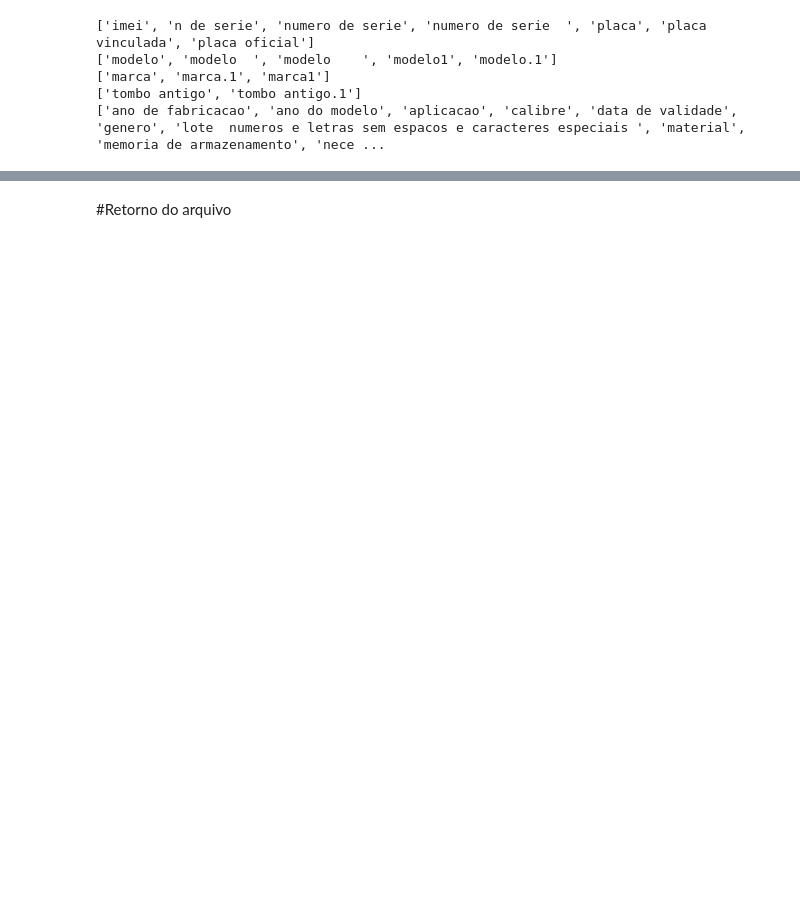
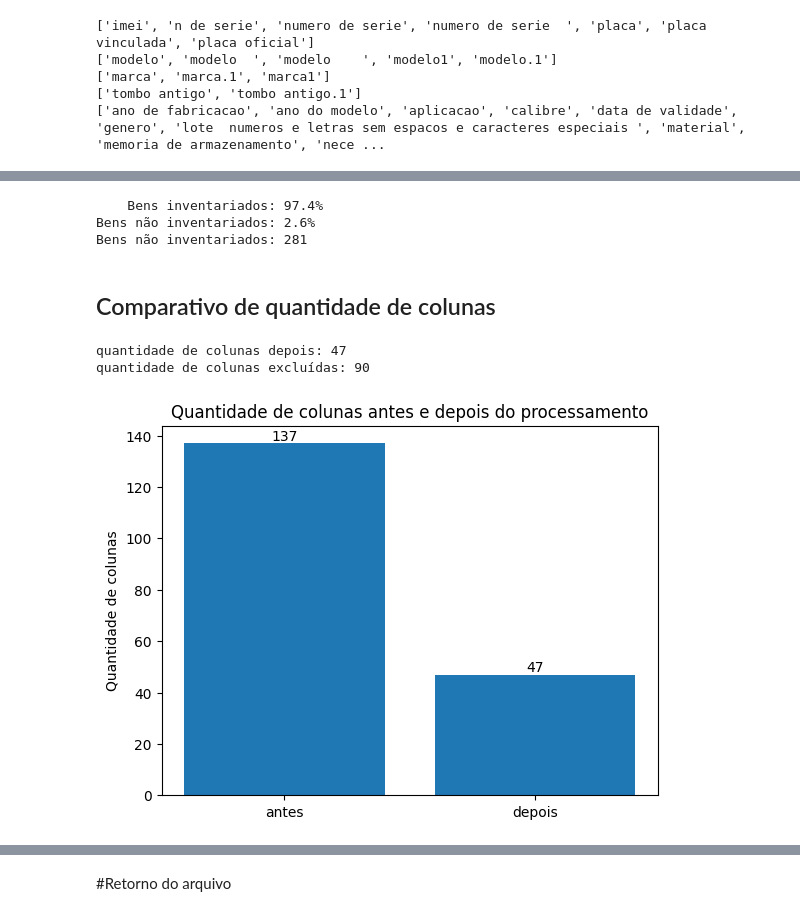
Before and after one commit to Mateus-cpa/tratamento_de_relatorio_elog_pf, a Jupyter notebook: Tratamento_de_relatório_geral_do_elog.ipynb, the cells around one changed output, grey strips where cells are left out. Saved outputs shown, nothing was run; the diff lists cells and outputs as text; code cells hidden in the pictures; blank space fills up the shorter version.

```diff
--- a/Tratamento_de_relatório_geral_do_elog.ipynb
+++ b/Tratamento_de_relatório_geral_do_elog.ipynb
@@ -55,5 +129,8 @@ zoom otico                                  99.994044
 dtype: float64
 # %%
 #colunas no arquivo original
+qtde_colunas_antes = len(base_elog.columns)
+print(f'quantidade de colunas antes: {qtde_colunas_antes}')
+
 base_elog.columns.values
 # %% [output]
@@ -267,0 +496,8 @@ Index(['unidade responsavel material', 'codigo', 'grupo de material',
+# %%
+print(f'    Bens inventariados: {round(len(bens_ativos[bens_ativos["ano do levantamento"] == 2024])/len(bens_ativos)*100,2)}%')
+print(f'Bens não inventariados: {round(100-len(bens_ativos[bens_ativos["ano do levantamento"] == 2024])/len(bens_ativos)*100,2)}%')
+print(f'Bens não inventariados: {len(bens_ativos[bens_ativos["ano do levantamento"] != 2024])}')
+# %% [output]
+    Bens inventariados: 97.4%
+Bens não inventariados: 2.6%
+Bens não inventariados: 281
@@ -267,0 +507,19 @@ Index(['unidade responsavel material', 'codigo', 'grupo de material',
+# %% [markdown]
+## Comparativo de quantidade de colunas
+# %%
+qtde_colunas_depois = len(base_elog.columns)
+print(f'quantidade de colunas depois: {qtde_colunas_depois}')
+print(f'quantidade de colunas excluídas: {qtde_colunas_antes - qtde_colunas_depois}')
+
+qtd_colunas = [qtde_colunas_antes, qtde_colunas_depois]
+
+plt.bar(['antes', 'depois'], qtd_colunas)
+plt.ylabel('Quantidade de colunas')
+plt.title('Quantidade de colunas antes e depois do processamento')
+plt.text(0, qtd_colunas[0], f'{qtd_colunas[0]}', ha='center', va='bottom')
+plt.text(1, qtd_colunas[1], f'{qtd_colunas[1]}', ha='center', va='bottom')
+plt.show()
+# %% [output]
+quantidade de colunas depois: 47
+quantidade de colunas excluídas: 90
+[figure, added]
```
Also changed, not shown: parts of 32 cells of this notebook.
